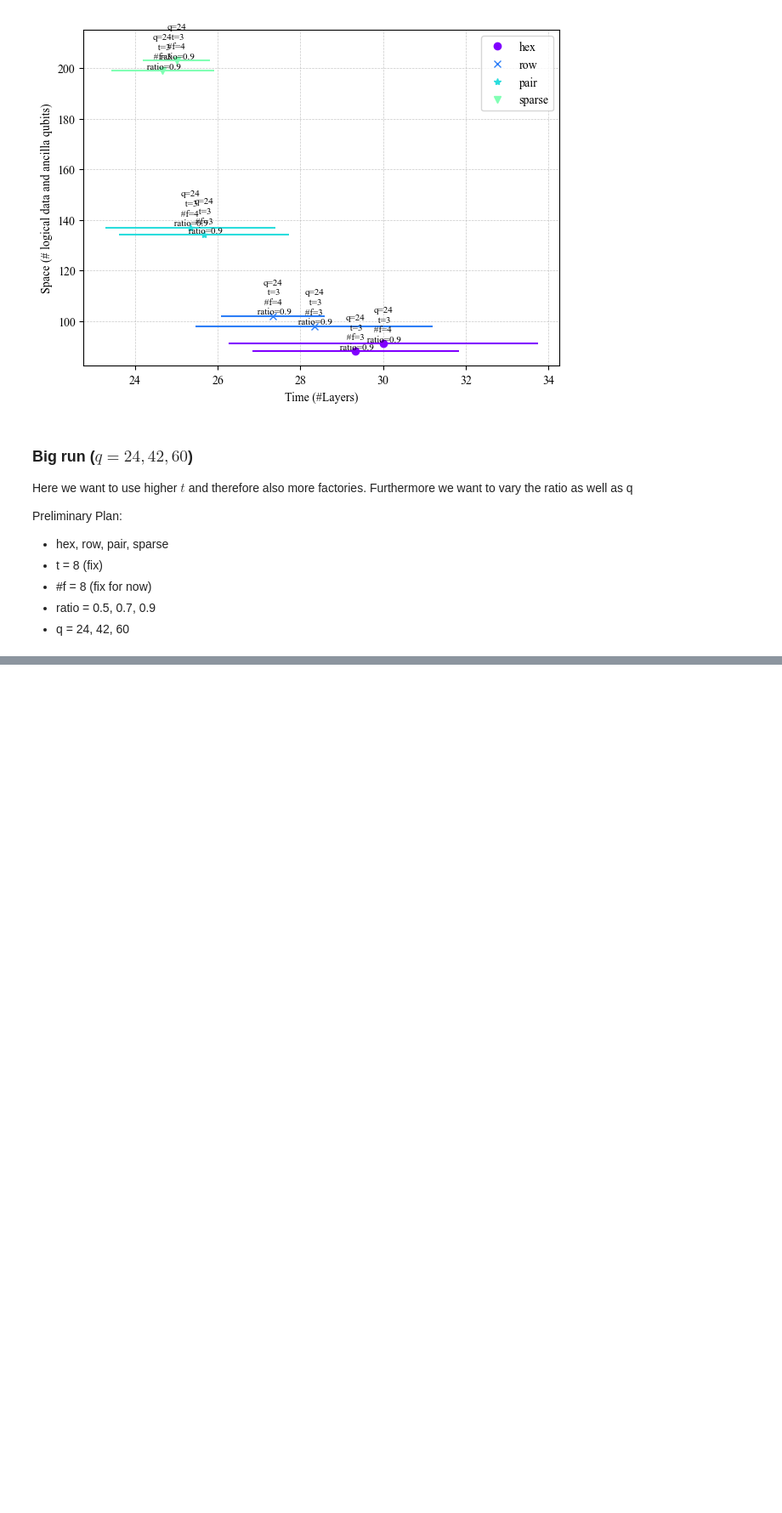
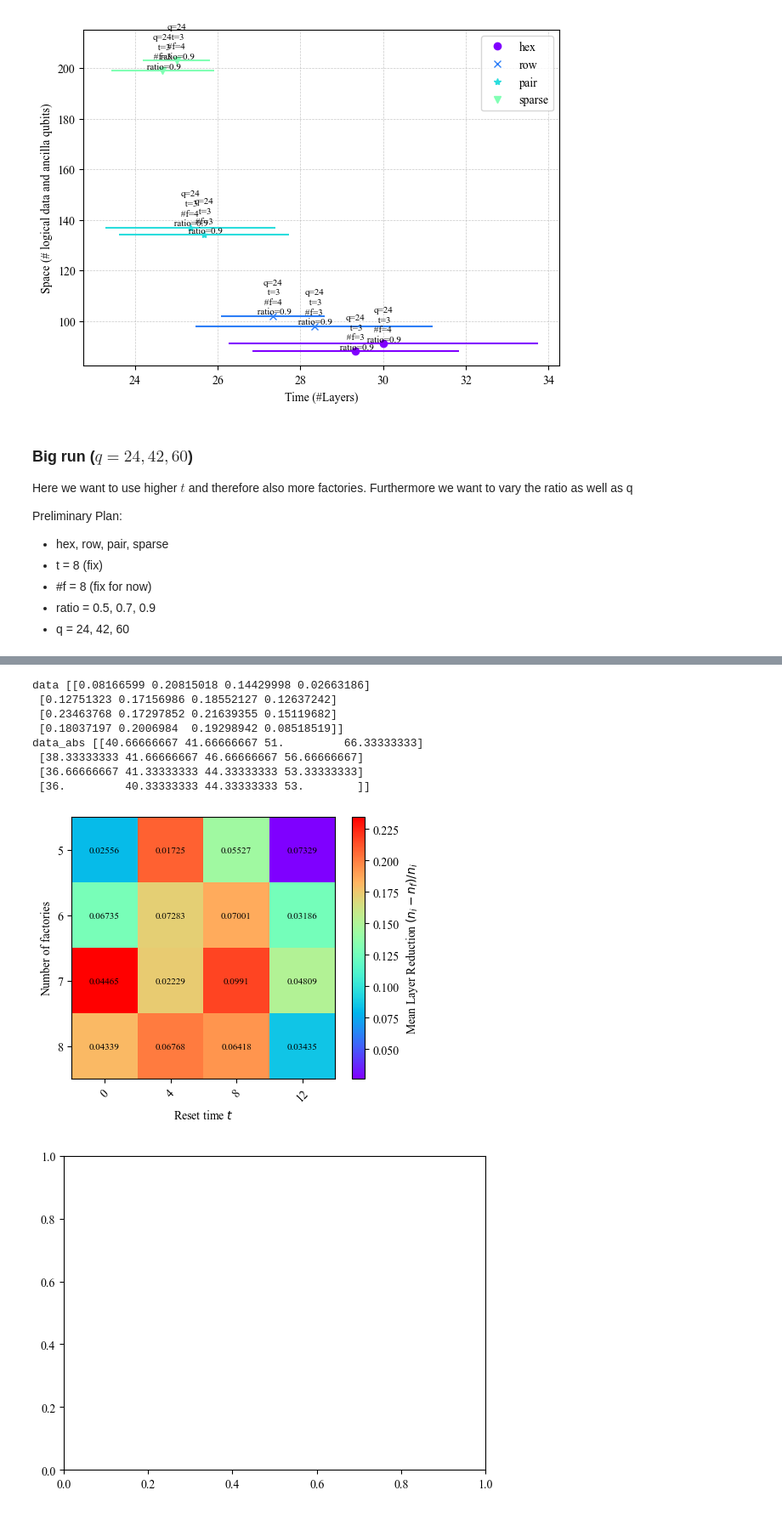
Before and after one commit to LSHerzog/mqt-qecc, a Jupyter notebook: src/mqt/qecc/co3/plots/space_time_plots.ipynb, the cells around one changed output, grey strips where cells are left out. Shown: that part at 85% size. Drawn from its saved outputs; the diff is of its cells as text; code cells hidden in the pictures; blank space fills up the shorter version.

```diff
--- a/src/mqt/qecc/co3/plots/space_time_plots.ipynb
+++ b/src/mqt/qecc/co3/plots/space_time_plots.ipynb
@@ -282,0 +387,28 @@ co.plots.plot_space_time(instances, hc_params, res_lst)
+# %%
+# factories v.s. time from
+#/home/herzog/color_code_compilation/mqt-qecc/src/mqt/qecc/co3/plots/f_v_s_time_q24.py
+
+path = "./results/f_vs_time_q24_ratio08"
+
+with Path(path).open("rb") as f:
+    res_lst = pickle.load(f)
+# %%
+instances = res_lst[0]["instances"]
+hc_params = res_lst[0]["hc_params"]
+size = (4.5,4.5)
+q=24
+ratio=0.8
+layout_name = "hex"
+min_depth = 4*q
+co.plots.plot_f_vs_t(res_lst, q, ratio, layout_name, min_depth)
+# %% [output]
+data [[0.08166599 0.20815018 0.14429998 0.02663186]
+ [0.12751323 0.17156986 0.18552127 0.12637242]
+ [0.23463768 0.17297852 0.21639355 0.15119682]
+ [0.18037197 0.2006984  0.19298942 0.08518519]]
+data_abs [[40.66666667 41.66666667 51.         66.33333333]
+ [38.33333333 41.66666667 46.66666667 56.66666667]
+ [36.66666667 41.33333333 44.33333333 53.33333333]
+ [36.         40.33333333 44.33333333 53.        ]]
+[figure, added]
+[figure, added]
```
Also changed, not shown: parts of 16 cells of this notebook, 2 other files.
